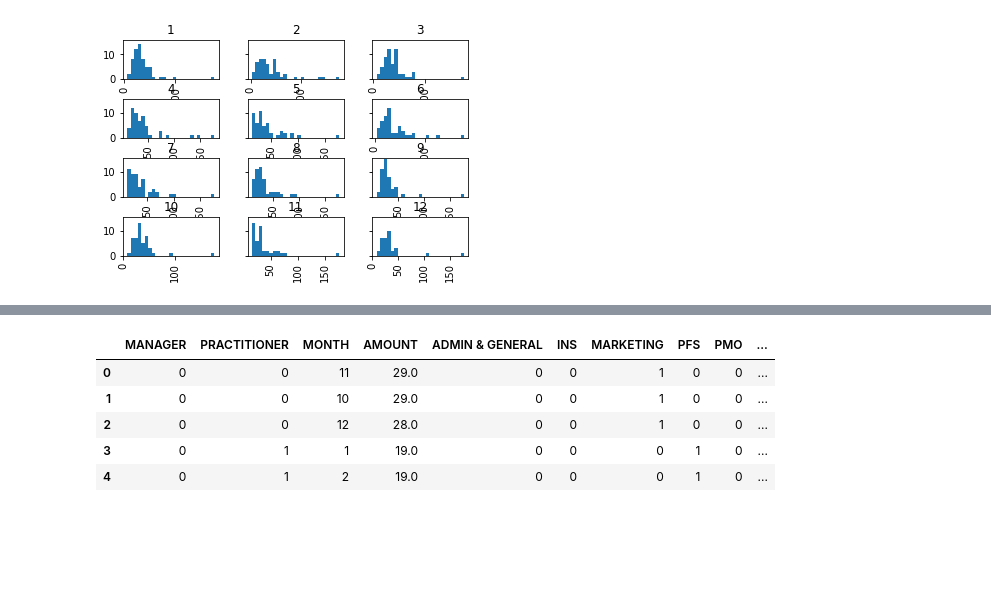
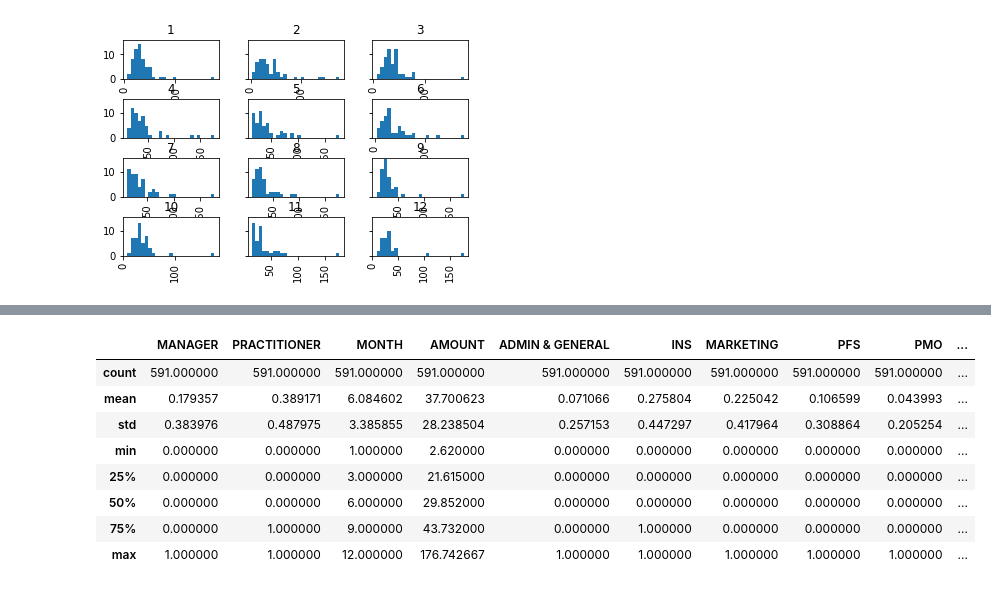
Before and after one commit to dihjital/Coursera_Capstone, a Jupyter notebook: Week 4 Assignment.ipynb, the cells around one changed output, grey strips where cells are left out. Drawn from its saved outputs; the diff is of its cells as text; code cells hidden in the pictures; blank space fills up the shorter version.

```diff
--- a/Week 4 Assignment.ipynb
+++ b/Week 4 Assignment.ipynb
@@ -39,12 +94,16 @@ hist = df.hist(by='MONTH', column='AMOUNT', bins=25, sharey=True)
 # %%
 Feature = df
 Feature = pd.concat([Feature,pd.get_dummies(df['LOB'])], axis=1)
 del Feature['LOB']
-Feature.head()
+# Feature.head()
+Feature.describe()
 # %% [output]
 |  | MANAGER | PRACTITIONER | MONTH | AMOUNT | ADMIN & GENERAL | INS | MARKETING | PFS | PMO | ... |
-| 0 | 0 | 0 | 11 | 29.0 | 0 | 0 | 1 | 0 | 0 | ... |
-| 1 | 0 | 0 | 10 | 29.0 | 0 | 0 | 1 | 0 | 0 | ... |
-| 2 | 0 | 0 | 12 | 28.0 | 0 | 0 | 1 | 0 | 0 | ... |
-| 3 | 0 | 1 | 1 | 19.0 | 0 | 0 | 0 | 1 | 0 | ... |
-| 4 | 0 | 1 | 2 | 19.0 | 0 | 0 | 0 | 1 | 0 | ... |
+| count | 591.000000 | 591.000000 | 591.000000 | 591.000000 | 591.000000 | 591.000000 | 591.000000 | 591.000000 | 591.000000 | ... |
+| mean | 0.179357 | 0.389171 | 6.084602 | 37.700623 | 0.071066 | 0.275804 | 0.225042 | 0.106599 | 0.043993 | ... |
+| std | 0.383976 | 0.487975 | 3.385855 | 28.238504 | 0.257153 | 0.447297 | 0.417964 | 0.308864 | 0.205254 | ... |
+| min | 0.000000 | 0.000000 | 1.000000 | 2.620000 | 0.000000 | 0.000000 | 0.000000 | 0.000000 | 0.000000 | ... |
+| 25% | 0.000000 | 0.000000 | 3.000000 | 21.615000 | 0.000000 | 0.000000 | 0.000000 | 0.000000 | 0.000000 | ... |
+| 50% | 0.000000 | 0.000000 | 6.000000 | 29.852000 | 0.000000 | 0.000000 | 0.000000 | 0.000000 | 0.000000 | ... |
+| 75% | 0.000000 | 1.000000 | 9.000000 | 43.732000 | 0.000000 | 1.000000 | 0.000000 | 0.000000 | 0.000000 | ... |
+| max | 1.000000 | 1.000000 | 12.000000 | 176.742667 | 1.000000 | 1.000000 | 1.000000 | 1.000000 | 1.000000 | ... |
```
Also changed, not shown: parts of 11 cells of this notebook.
